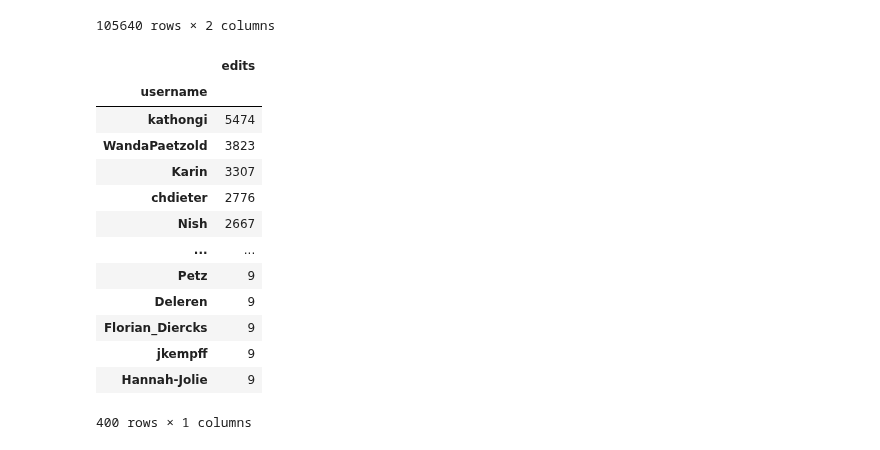
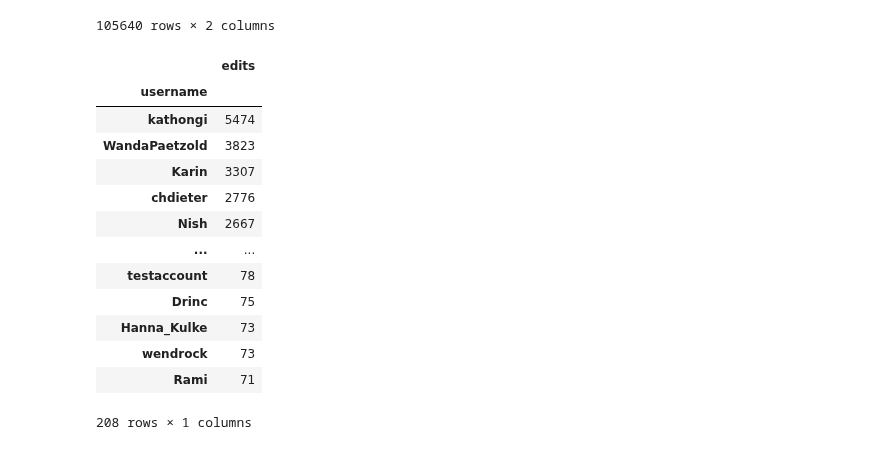
Before and after one commit to kulla/serlo-evaluations, a Jupyter notebook: 2021-03-29 User-Profile der aktivsten Autoren und Autorinnen.ipynb, the cells around one changed output. Saved outputs shown, nothing was run; the diff lists cells and outputs as text; code cells hidden in the pictures.

```diff
--- a/2021-03-29 User-Profile der aktivsten Autoren und Autorinnen.ipynb
+++ b/2021-03-29 User-Profile der aktivsten Autoren und Autorinnen.ipynb
@@ -33,24 +33,24 @@ event_log
 # %%
 df = event_log.groupby("username").count()
 df.rename(columns={"id": "edits"}, inplace=True)
 df.sort_values(["edits"], inplace=True, ascending=False)
-df = df.head(400)
+df = df.head(208)
 df
 # %% [output]
 |  | edits |
 | username |  |
 | kathongi | 5474 |
 | WandaPaetzold | 3823 |
 | Karin | 3307 |
 | chdieter | 2776 |
 | Nish | 2667 |
 | ... | ... |
-| Petz | 9 |
-| Deleren | 9 |
-| Florian_Diercks | 9 |
-| jkempff | 9 |
-| Hannah-Jolie | 9 |
+| testaccount | 78 |
+| Drinc | 75 |
+| Hanna_Kulke | 73 |
+| wendrock | 73 |
+| Rami | 71 |
-400 rows × 1 columns
+208 rows × 1 columns
 # %%
 from IPython.display import display, Markdown, HTML
 
```
Also changed, not shown: parts of 1 cell of this notebook.
